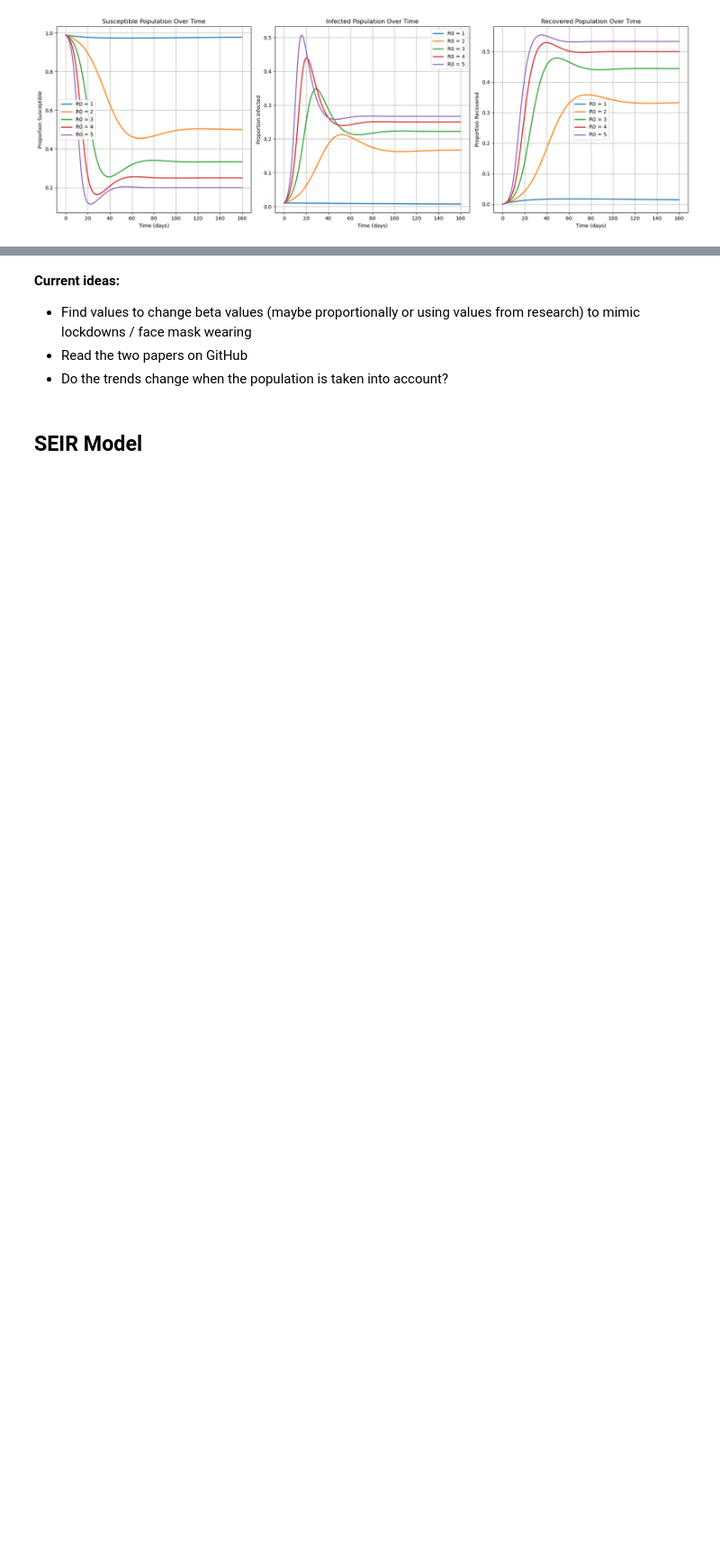
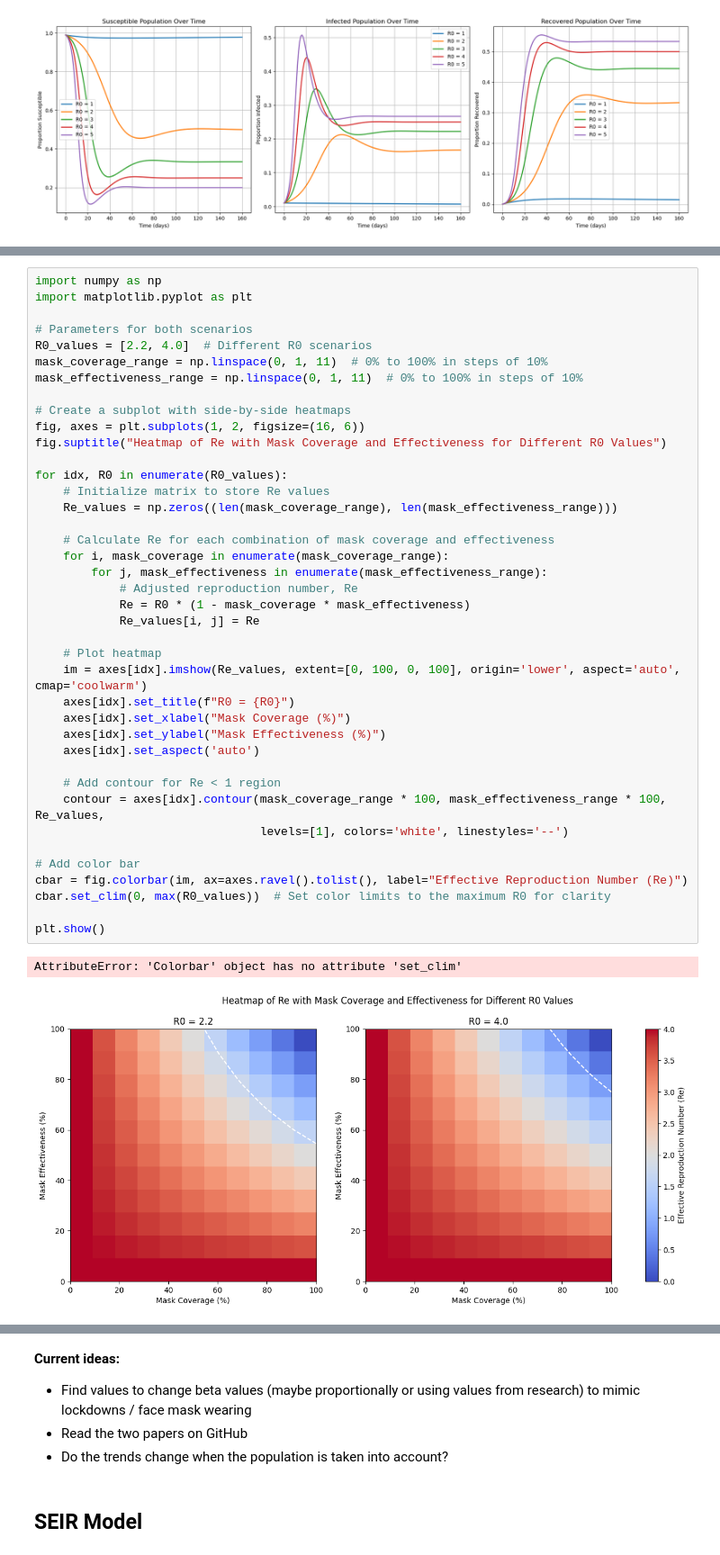
Before and after one commit to Morgo007/Coronavirus-Modelling, a Jupyter notebook: Covid Modelling.ipynb, the cells around one changed output, grey strips where cells are left out. Shown at 90% size. Saved outputs shown, nothing was run; the diff lists cells and outputs as text; blank space fills up the shorter version.

```diff
--- a/Covid Modelling.ipynb
+++ b/Covid Modelling.ipynb
@@ -369,0 +324,43 @@ plt.show()
+# %%
+import numpy as np
+import matplotlib.pyplot as plt
+
+# Parameters for both scenarios
+R0_values = [2.2, 4.0]  # Different R0 scenarios
+mask_coverage_range = np.linspace(0, 1, 11)  # 0% to 100% in steps of 10%
+mask_effectiveness_range = np.linspace(0, 1, 11)  # 0% to 100% in steps of 10%
+
+# Create a subplot with side-by-side heatmaps
+fig, axes = plt.subplots(1, 2, figsize=(16, 6))
+fig.suptitle("Heatmap of Re with Mask Coverage and Effectiveness for Different R0 Values")
+
+for idx, R0 in enumerate(R0_values):
+    # Initialize matrix to store Re values
+    Re_values = np.zeros((len(mask_coverage_range), len(mask_effectiveness_range)))
+
+    # Calculate Re for each combination of mask coverage and effectiveness
+    for i, mask_coverage in enumerate(mask_coverage_range):
+        for j, mask_effectiveness in enumerate(mask_effectiveness_range):
+            # Adjusted reproduction number, Re
+            Re = R0 * (1 - mask_coverage * mask_effectiveness)
+            Re_values[i, j] = Re
+
+    # Plot heatmap
+    im = axes[idx].imshow(Re_values, extent=[0, 100, 0, 100], origin='lower', aspect='auto', cmap='coolwarm')
+    axes[idx].set_title(f"R0 = {R0}")
+    axes[idx].set_xlabel("Mask Coverage (%)")
+    axes[idx].set_ylabel("Mask Effectiveness (%)")
+    axes[idx].set_aspect('auto')
+
+    # Add contour for Re < 1 region
+    contour = axes[idx].contour(mask_coverage_range * 100, mask_effectiveness_range * 100, Re_values,
+                                levels=[1], colors='white', linestyles='--')
+
+# Add color bar
+cbar = fig.colorbar(im, ax=axes.ravel().tolist(), label="Effective Reproduction Number (Re)")
+cbar.set_clim(0, max(R0_values))  # Set color limits to the maximum R0 for clarity
+
+plt.show()
+# %% [output]
+AttributeError: 'Colorbar' object has no attribute 'set_clim'
+[figure, added]
```
Also changed, not shown: parts of 12 cells of this notebook.
